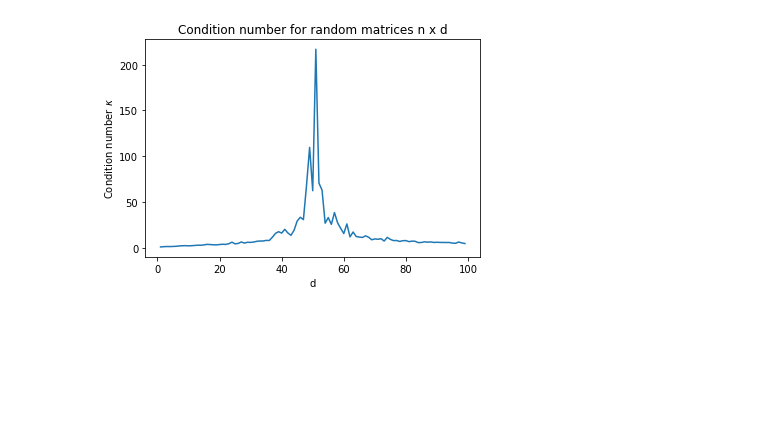
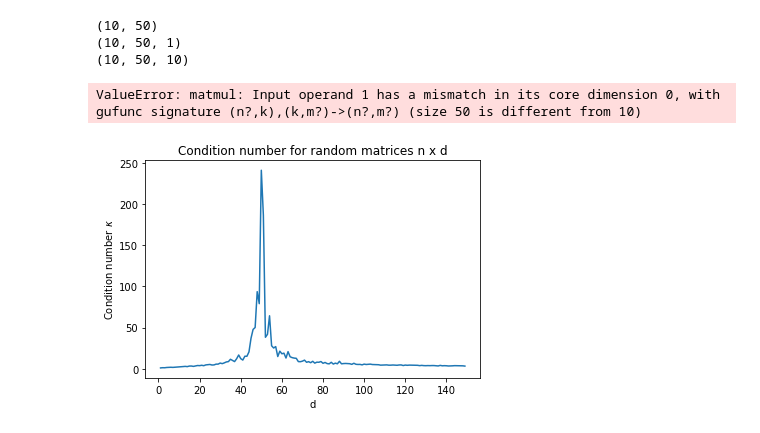
Before and after one commit to nfoppiani/over-parametrized, a Jupyter notebook: condition_number.ipynb, the cells around one changed output. Drawn from its saved outputs; the diff is of its cells as text; code cells hidden in the pictures; blank space fills up the shorter version.

```diff
--- a/condition_number.ipynb
+++ b/condition_number.ipynb
@@ -24,14 +29,49 @@ save_folder = 'fig'
+# %%
+def condition_number(p, n, rng):
+    '''p is the number of free parameters, n is the number of equations'''
+    A = rng.standard_normal((p, n))
+    singular_values = np.linalg.svd(A, compute_uv=False, hermitian=False)
+    return singular_values[0]/singular_values[-1]
+
+def condition_number_kernel(d, n, rng):
+    '''d is the dimensionality of the space, n is the number of data points
+    Resulting kernel matrix is n x n'''
+    aux = rng.standard_normal((d, n))
+    A = np.matmul(aux.T, aux) / d
+    singular_values = np.linalg.svd(A, compute_uv=False, hermitian=False)
+    return singular_values[0]/singular_values[-1]
+
+# def condition_number_kernel_radial(d, n, rng):
+#     '''d is the dimensionality of the space, n is the number of data points
+#     Resulting kernel matrix is n x n'''
+#     aux = rng.standard_normal((d, n))
+#     print(aux.shape)
+#     aux = aux[..., np.newaxis]
+#     print(aux.shape)
+#     print((aux.T - aux).shape)
+#     A = np.exp(- 0.5 * np.matmul(aux.T - aux, aux.T - aux) / d)
+#     print(A.shape)
+#     print(A)
+#     singular_values = np.linalg.svd(A, compute_uv=False, hermitian=False)
+#     return singular_values[0]/singular_values[-1]
+# %%
+condition_number_kernel_radial(10, 50, rng)
+# %% [output]
+(10, 50)
+(10, 50, 1)
+(10, 50, 10)
+ValueError: matmul: Input operand 1 has a mismatch in its core dimension 0, with gufunc signature (n?,k),(k,m?)->(n?,m?) (size 50 is different from 10)
 # %%
 n = 50
-span = range(1, 2*n)
+span = range(1, 3*n)
 c_number = []
-for d in span:
-    c_number.append(condition_number(d, n, rng))
+for p in span:
+    c_number.append(condition_number(p, n, rng))
 
 plt.plot(span, c_number)
 plt.xlabel('d')
 plt.ylabel(r'Condition number $\kappa$')
 plt.title('Condition number for random matrices n x d')
-plt.savefig(f'{save_folder}/condition_number_vs_d.pdf')
+plt.savefig(f'{save_folder}/condition_number_vs_d.pdf', bbox_inches='tight')
 # %% [output]
-[figure, old version]
+[figure, new version]
```
Also changed, not shown: parts of 8 cells of this notebook, 2 other files.
